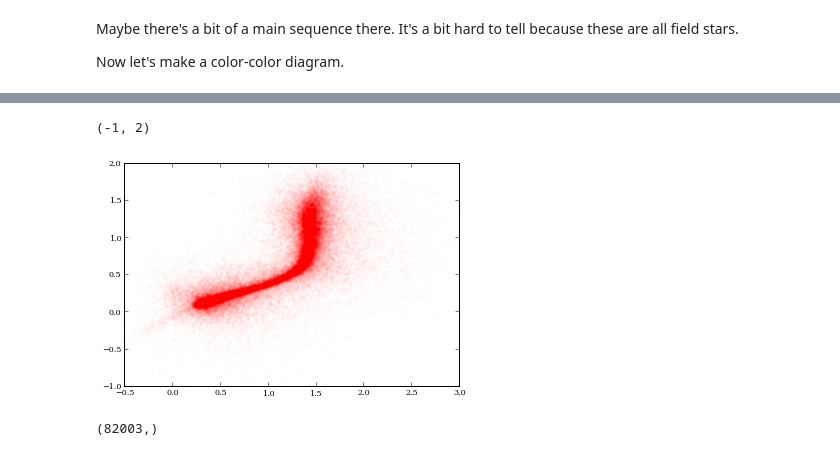
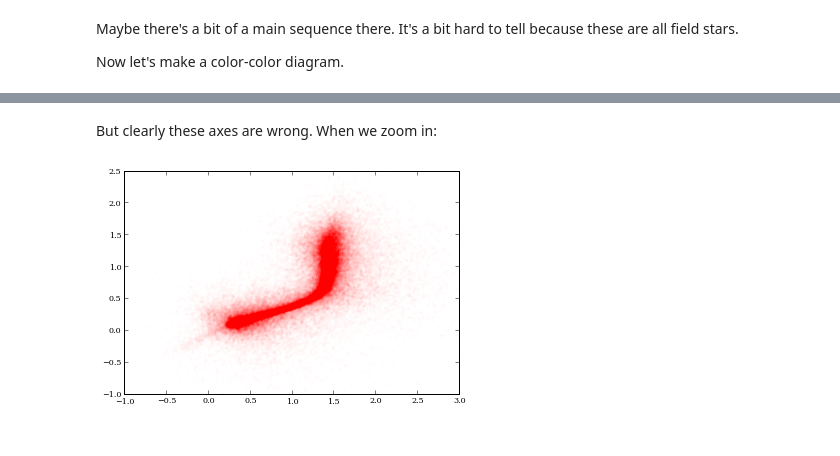
Before and after one commit to dschimin/soma, a Jupyter notebook: Week1/Plotting Data.ipynb, the cells around one changed output, grey strips where cells are left out. Cells and saved outputs as stored; diff of their text form; code cells hidden in the pictures.

```diff
--- a/Week1/Plotting Data.ipynb
+++ b/Week1/Plotting Data.ipynb
@@ -68,12 +73,11 @@ Now let's make a color-color diagram.
+# %% [markdown]
+But clearly these axes are wrong. When we zoom in:
 # %%
 plt.plot(stars['gRaw']-stars['rRaw'],stars['rRaw']-stars['iRaw'],'r.',alpha=0.01)
 
-xlim(-0.5, 3)
-ylim(-1, 2)
+xlim(-1,3)
+ylim(-1,2.5)
+
+plt.show()
 # %% [output]
-(-1, 2)
-[figure, old version]
+[figure, new version]
-# %%
-stars.shape
-# %% [output]
-(82003,)
```
Also changed, not shown: parts of 5 cells of this notebook.
